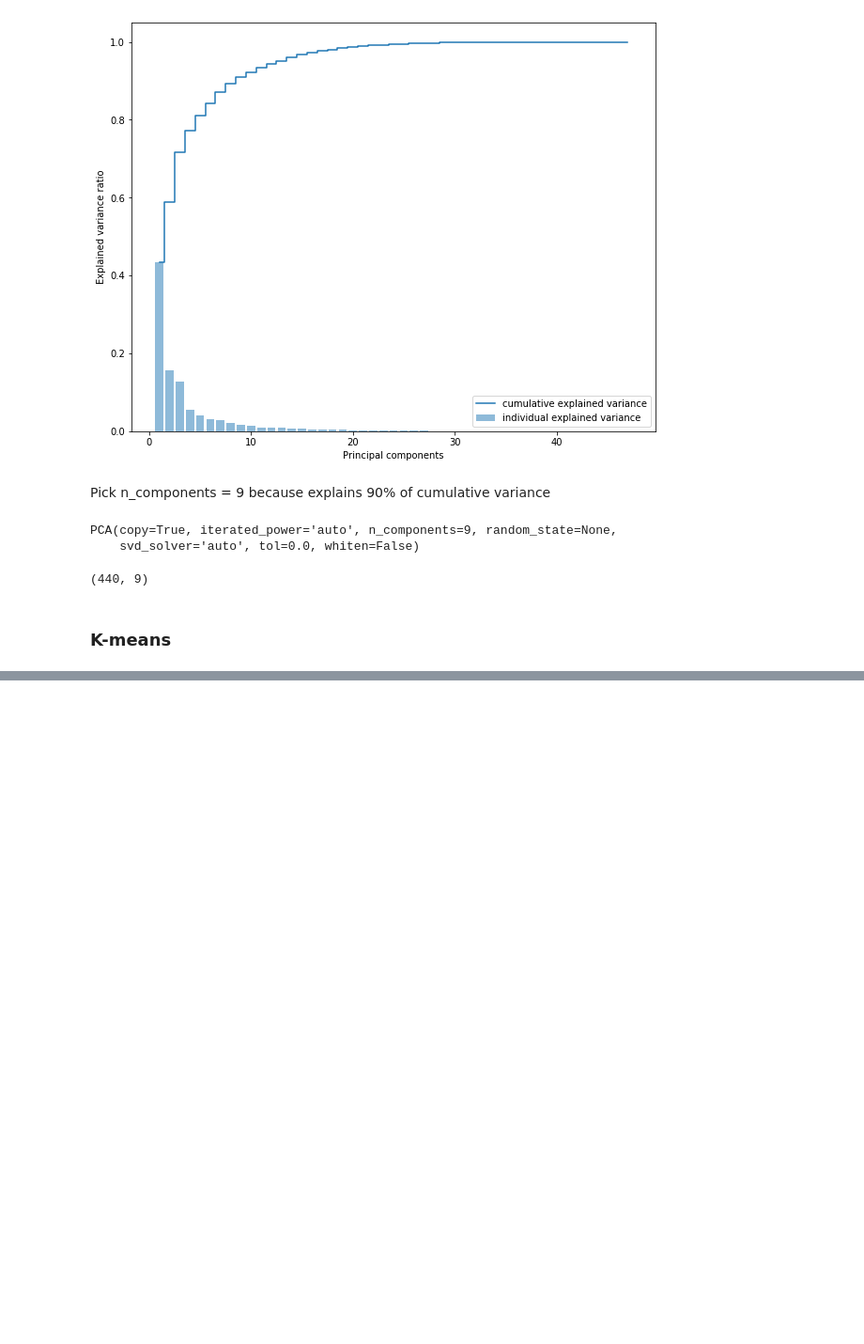
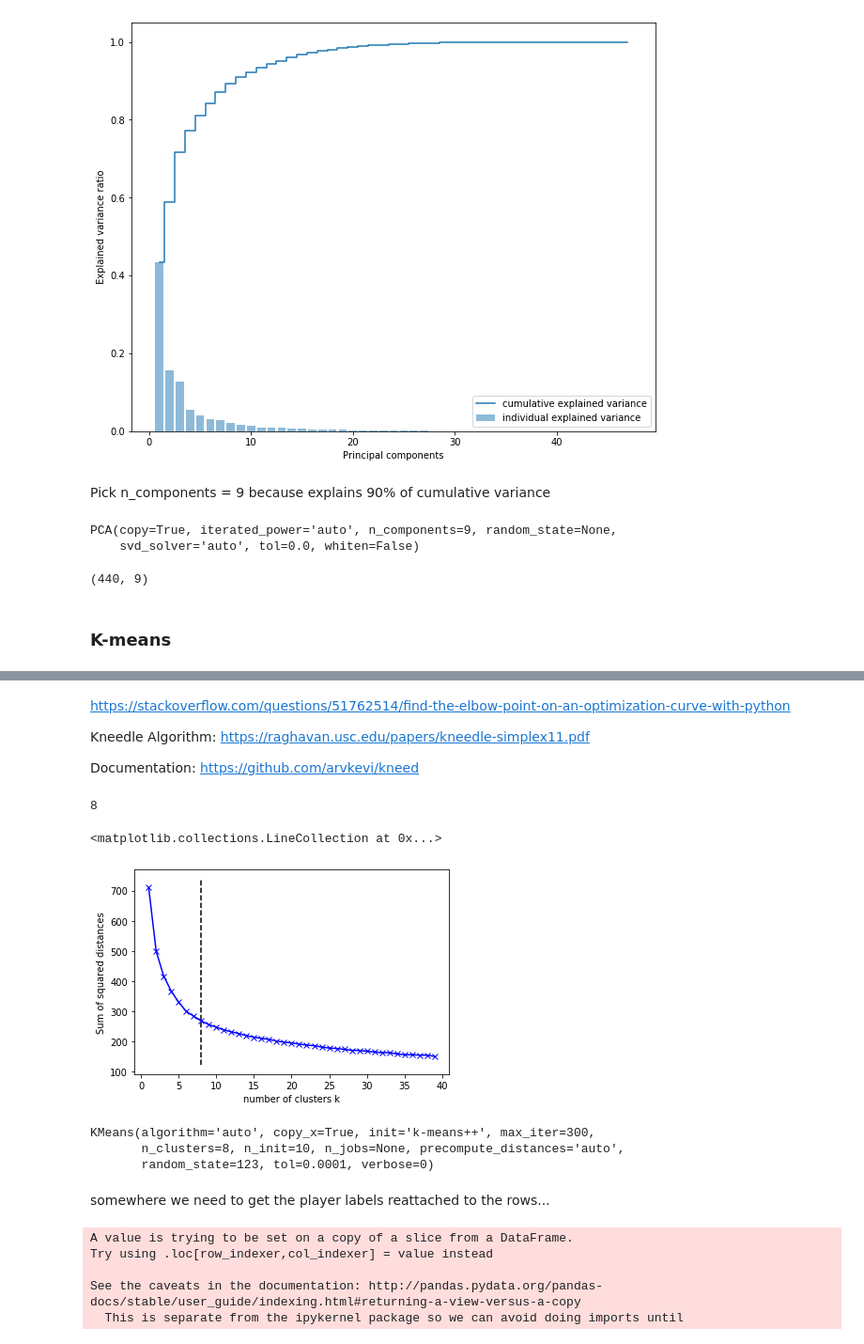
Before and after one commit to derek-y-lee/nba_player_selection, a Jupyter notebook: nbaPlayerClassify.ipynb, the cells around one changed output, grey strips where cells are left out. Shown at 94% size. Drawn from its saved outputs; the diff is of its cells as text; code cells hidden in the pictures; blank space fills up the shorter version.

```diff
--- a/nbaPlayerClassify.ipynb
+++ b/nbaPlayerClassify.ipynb
@@ -626,0 +567,43 @@ reduced = PCA.transform(data_rescaled)
+# %% [markdown]
+https://stackoverflow.com/questions/51762514/find-the-elbow-point-on-an-optimization-curve-with-python
+
+Kneedle Algorithm: https://raghavan.usc.edu/papers/kneedle-simplex11.pdf
+
+Documentation: https://github.com/arvkevi/kneed
+# %%
+x = range(1, len(Sum_of_squared_distances)+1)
+
+from kneed import KneeLocator
+kn = KneeLocator(x, Sum_of_squared_distances, curve='convex', direction='decreasing')
+print(kn.knee)
+5
+
+import matplotlib.pyplot as plt
+plt.xlabel('number of clusters k')
+plt.ylabel('Sum of squared distances')
+plt.plot(x, Sum_of_squared_distances, 'bx-')
+plt.vlines(kn.knee, plt.ylim()[0], plt.ylim()[1], linestyles='dashed')
+# %% [output]
+8
+<matplotlib.collections.LineCollection at 0x...>
+[figure, added]
+# %%
+n_clusters = 8 # from our Kneedle method
+kmeans = KMeans(n_clusters=n_clusters, random_state=123)
+kmeans.fit(stats_transformed)
+# %% [output]
+KMeans(algorithm='auto', copy_x=True, init='k-means++', max_iter=300,
+       n_clusters=8, n_init=10, n_jobs=None, precompute_distances='auto',
+       random_state=123, tol=0.0001, verbose=0)
+# %% [markdown]
+somewhere we need to get the player labels reattached to the rows...
+# %%
+cluster_labels = kmeans.labels_
+
+stats['cluster'] = cluster_labels #stats_train doesn't have the player labels
+# %% [output]
+A value is trying to be set on a copy of a slice from a DataFrame.
+Try using .loc[row_indexer,col_indexer] = value instead
+
+See the caveats in the documentation: http://pandas.pydata.org/pandas-docs/stable/user_guide/indexing.html#returning-a-view-versus-a-copy
+  This is separate from the ipykernel package so we can avoid doing imports until
```
Also changed, not shown: parts of 51 cells of this notebook.
